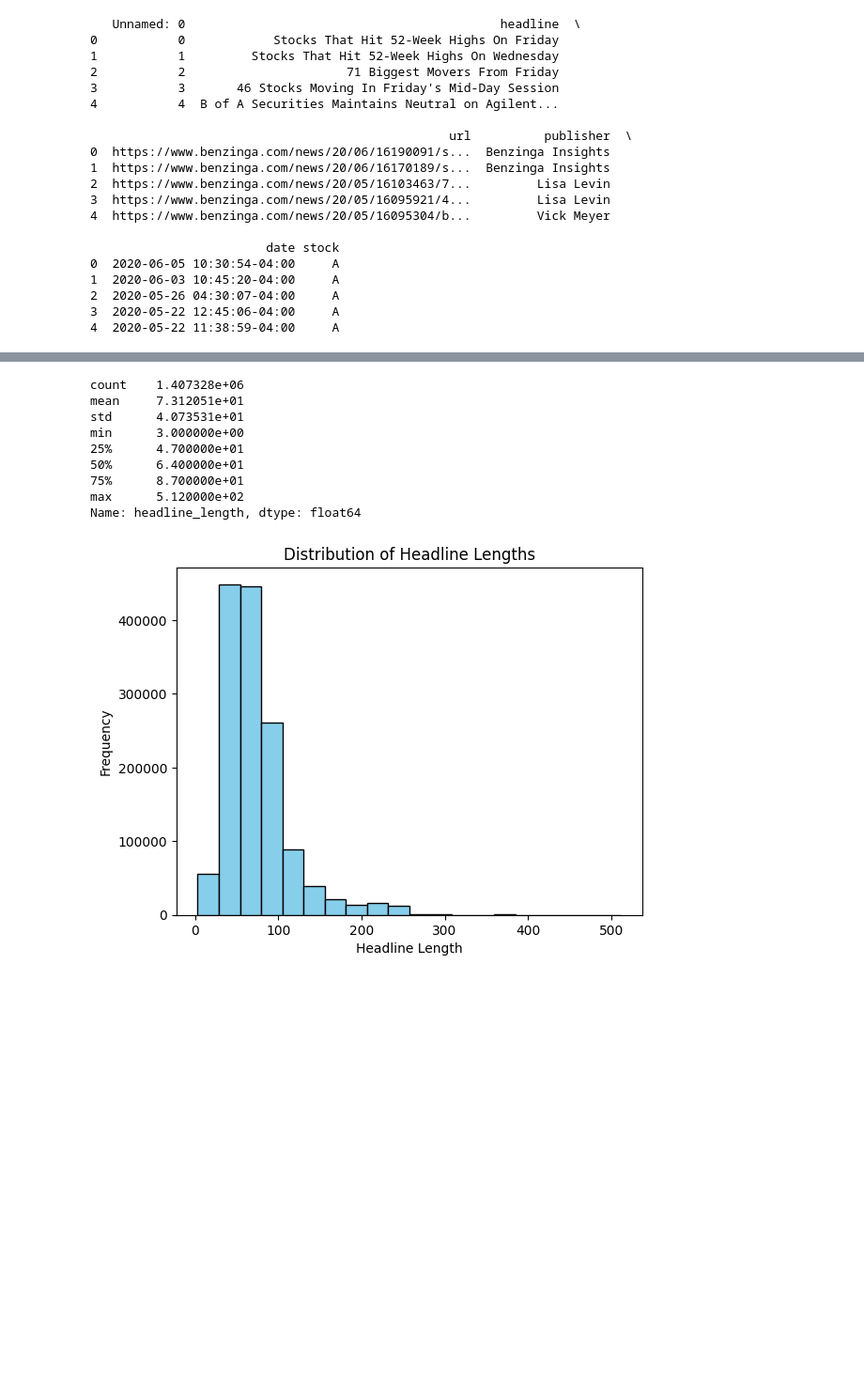
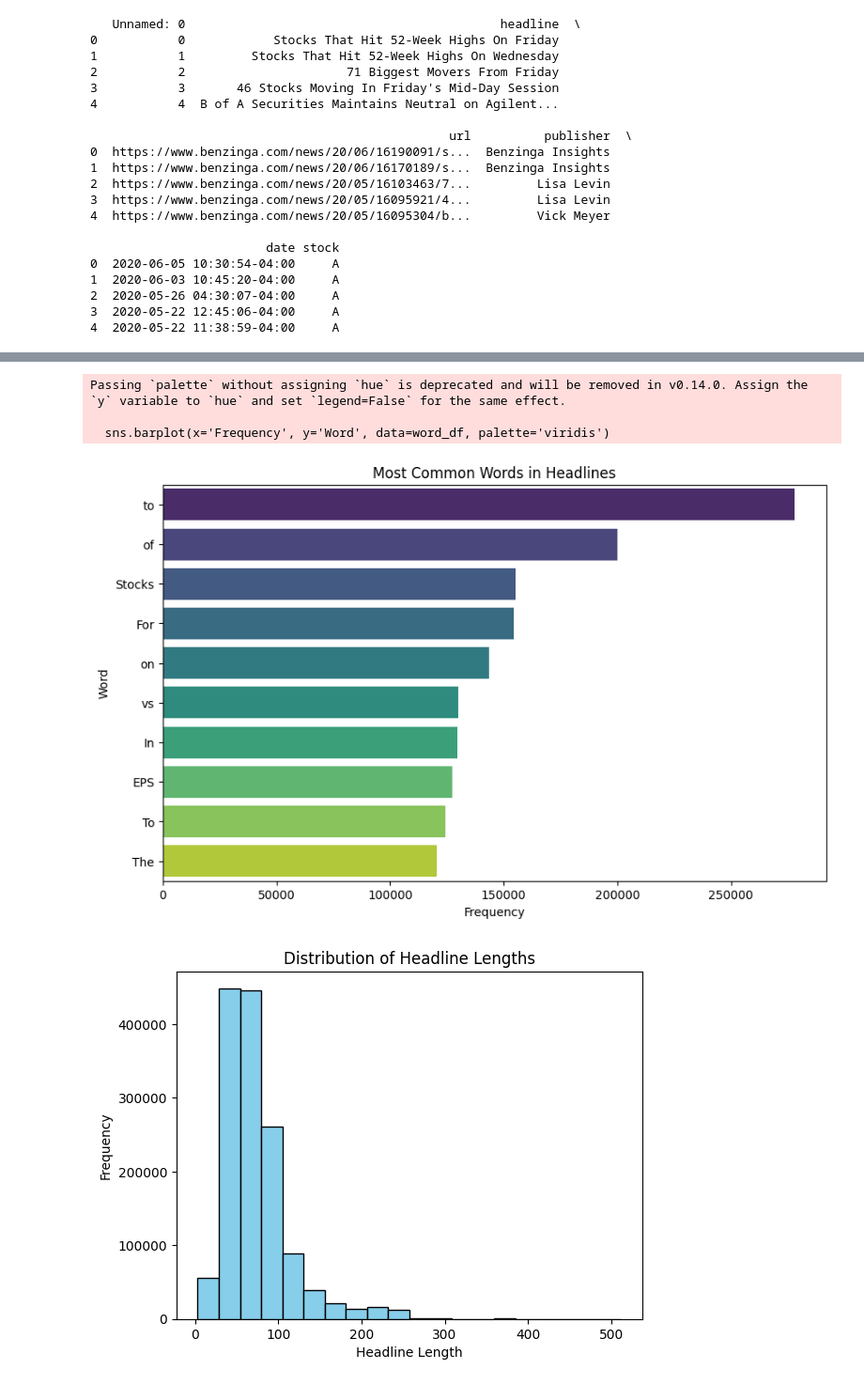
Before and after one commit to Lemlem-Tsifete/Tnx-acadamy-week-1, a Jupyter notebook: notebooks/analysis.ipynb, the cells around one changed output, grey strips where cells are left out. Shown: that part at 94% size. Saved outputs shown, nothing was run; the diff lists cells and outputs as text; code cells hidden in the pictures; blank space fills up the shorter version.

```diff
--- a/notebooks/analysis.ipynb
+++ b/notebooks/analysis.ipynb
@@ -30,19 +83,27 @@ print(df.head())
+# %%
+import seaborn as sns
+# Tokenize and count word frequencies
+word_counts = Counter(" ".join(df['headline']).split())
+
+# Get the 10 most common words
+common_words = word_counts.most_common(10)
+
+# Create a DataFrame for Seaborn plotting
+import pandas as pd
+word_df = pd.DataFrame(common_words, columns=['Word', 'Frequency'])
+
+# Plot with Seaborn
+plt.figure(figsize=(10, 6))
+sns.barplot(x='Frequency', y='Word', data=word_df, palette='viridis')
+plt.title('Most Common Words in Headlines')
+plt.show()
+# %% [output]
+Passing `palette` without assigning `hue` is deprecated and will be removed in v0.14.0. Assign the `y` variable to `hue` and set `legend=False` for the same effect.
+
+  sns.barplot(x='Frequency', y='Word', data=word_df, palette='viridis')
+[figure, added]
 # %%
 #Headline Analysis
-# %%
-# Descriptive statistics for headline length
-headline_stats = df['headline_length'].describe()
-print(headline_stats)
-# %% [output]
-count    1.407328e+06
-mean     7.312051e+01
-std      4.073531e+01
-min      3.000000e+00
-25%      4.700000e+01
-50%      6.400000e+01
-75%      8.700000e+01
-max      5.120000e+02
-Name: headline_length, dtype: float64
 # %%
 # Calculate headline lengths
 df['headline_length'] = df['headline'].apply(len)
```
Also changed, not shown: parts of 6 cells of this notebook.
